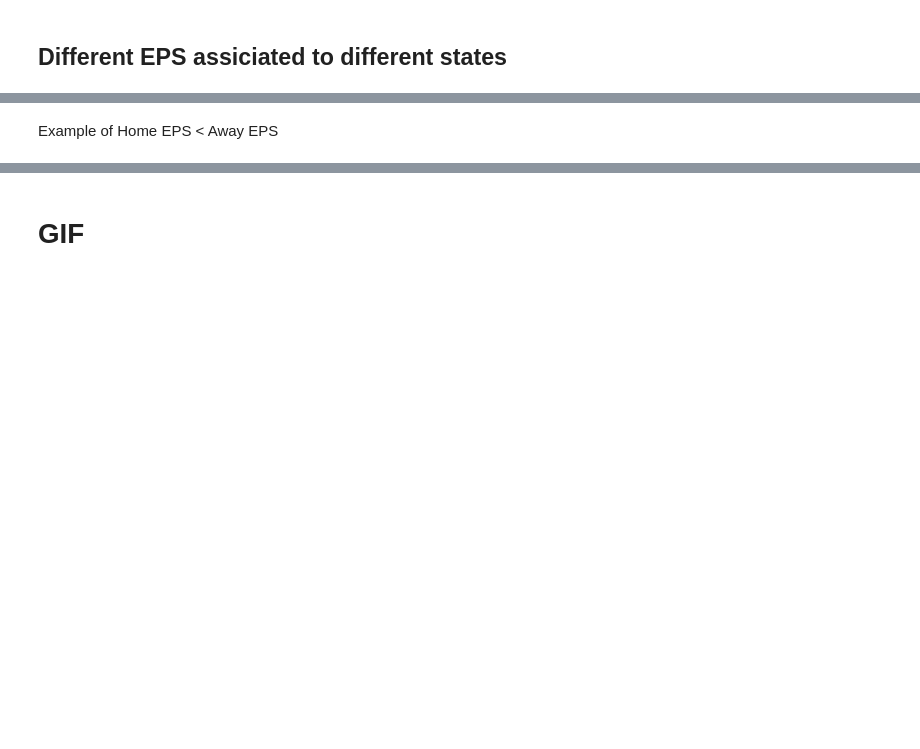
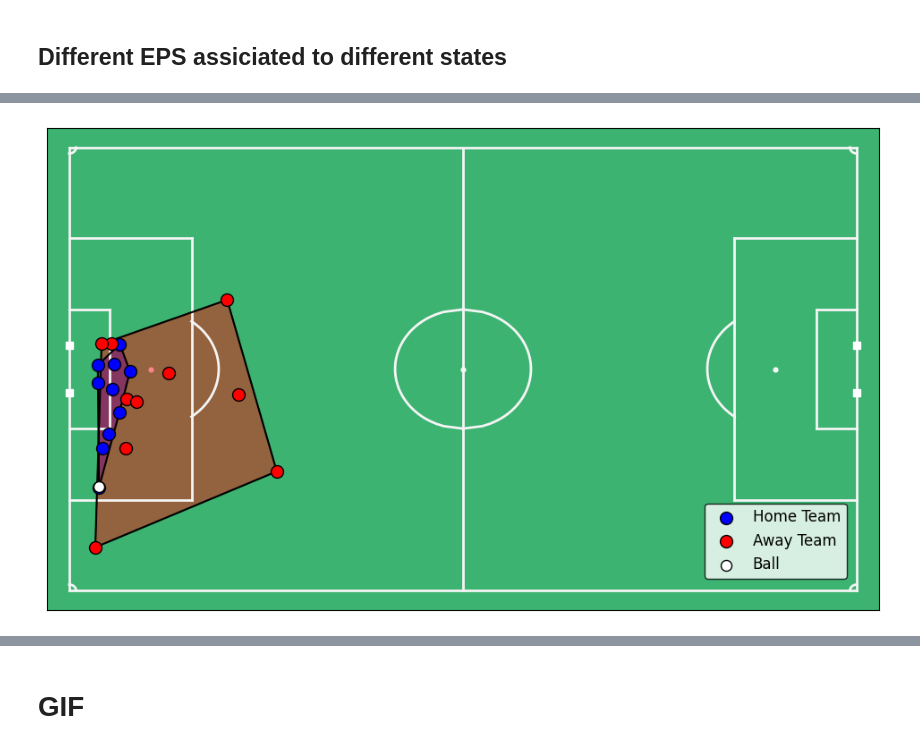
Before and after one commit to ValentinisAlessio/PML_exam, a Jupyter notebook: MatchAnalysis.ipynb, the cells around one changed output, grey strips where cells are left out. Cells and saved outputs as stored; diff of their text form; code cells hidden in the pictures; blank space fills up the shorter version.

```diff
--- a/MatchAnalysis.ipynb
+++ b/MatchAnalysis.ipynb
@@ -177,10 +177,10 @@ PlotPitch(frame=51,
 # %%
-PlotPitch(frame=47701,
+PlotPitch(frame=91010,
           lag=51,
           home_xy=home_xy,
           away_xy=away_xy,
           plotHulls=True,
           plotAllPlayers=True,
           title="")
+# %% [output]
+[figure, added]
-# %% [markdown]
-Example of Home EPS < Away EPS
```
Also changed, not shown: parts of 12 cells of this notebook, 4 other files.
